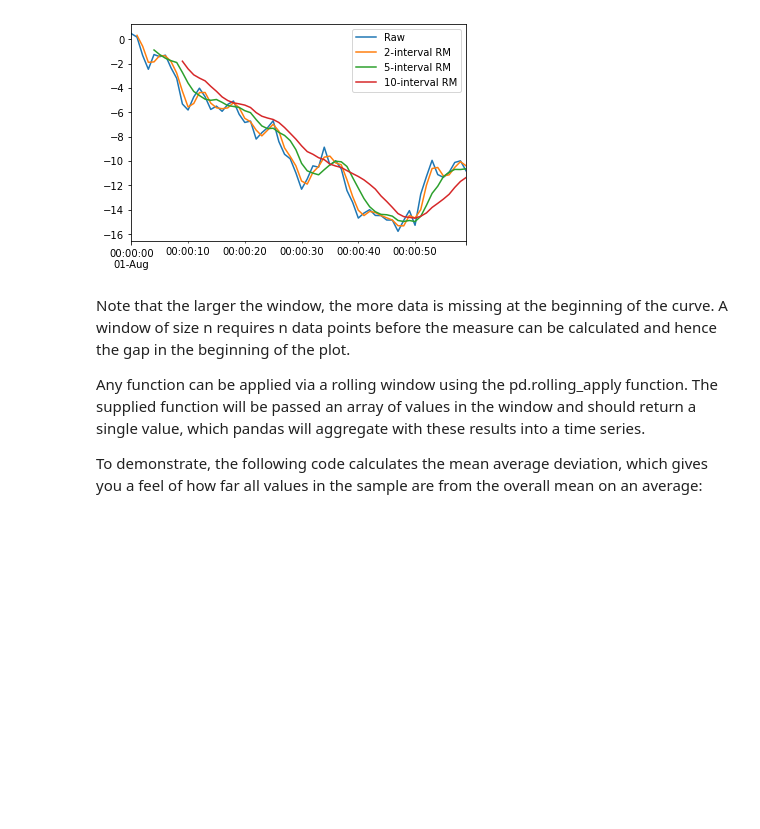
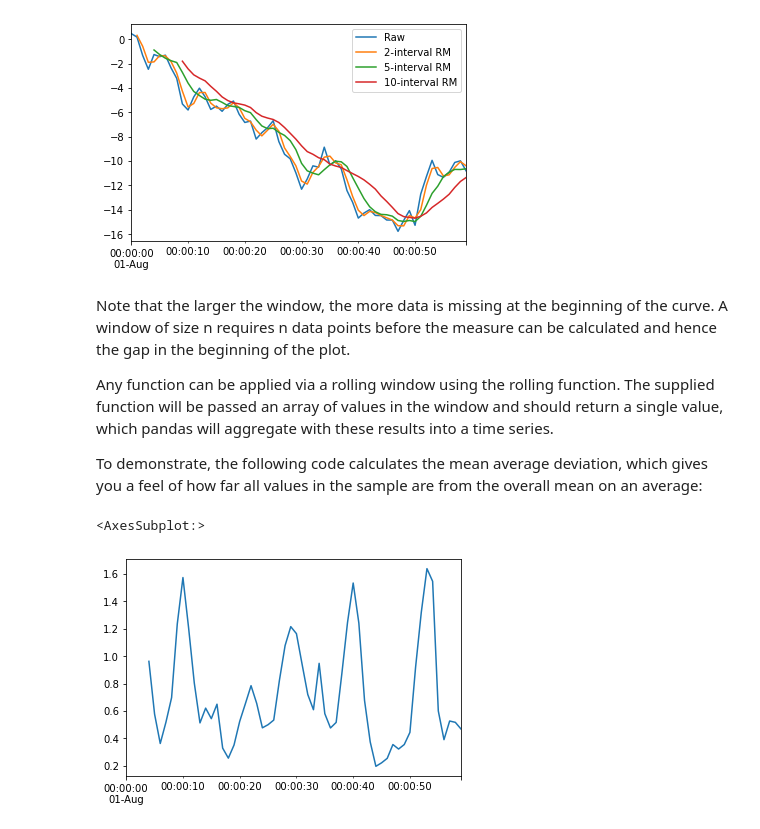
Before and after one commit to apkap83/Pandas_Notes, a Jupyter notebook: Learning_Pandas_Chapter_10 - Time Series Data.ipynb, the cells around one changed output. Cells and saved outputs as stored; diff of their text form; code cells hidden in the pictures; blank space fills up the shorter version.

```diff
--- a/Learning_Pandas_Chapter_10 - Time Series Data.ipynb
+++ b/Learning_Pandas_Chapter_10 - Time Series Data.ipynb
@@ -1738,8 +1738,15 @@ plt.legend(labels=['Raw', '2-interval RM', '5-interval RM', '10-interval RM']);
 <p>Note that the larger the window, the more data is missing at the beginning of the curve. A
 window of size n requires n data points before the measure can be calculated and hence
 the gap in the beginning of the plot.</p><p>
-Any function can be applied via a rolling window using the pd.rolling_apply function.
+Any function can be applied via a rolling window using the rolling function.
 The supplied function will be passed an array of values in the window and should return a
 single value, which pandas will aggregate with these results into a time series.</p><p>
 To demonstrate, the following code calculates the mean average deviation, which gives
 you a feel of how far all values in the sample are from the overall mean on an average:</p>
+# %%
+# calculate mean average deviation with window of 5 intervals
+mean_abs_dev = lambda x: np.fabs(x - x.mean()).mean()
+h1w.rolling(5).apply(mean_abs_dev).plot()
+# %% [output]
+<AxesSubplot:>
+[figure, added]
```
Also changed, not shown: parts of 2 cells of this notebook.
